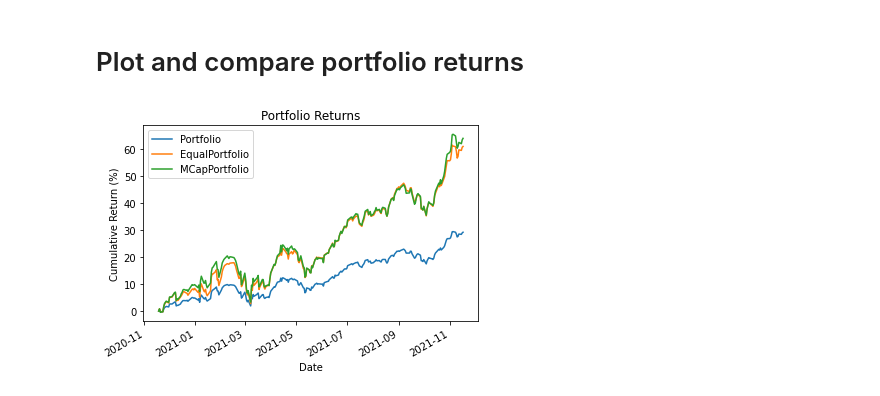
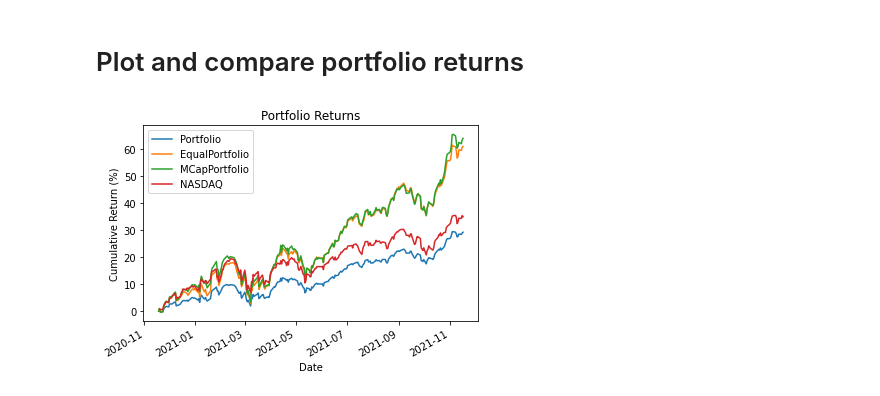
Before and after one commit to nmasamba/finance_and_time_series_python, a Jupyter notebook: portfolio_risk_management/portfolio_weighting.ipynb, the cells around one changed output. Cells and saved outputs as stored; diff of their text form; code cells hidden in the pictures.

Commit message:
include nasdaq composite in comps

```diff
--- a/portfolio_risk_management/portfolio_weighting.ipynb
+++ b/portfolio_risk_management/portfolio_weighting.ipynb
@@ -108,0 +121,9 @@ returns_df.head()
+# %%
+# for comparison, let's also consider broad market benchmark returns over the same period
+stock_df = pd.read_csv('data/IXIC.csv', usecols=['Date', 'Adj Close'], parse_dates=['Date'])
+stock_df = stock_df.sort_values(by='Date')
+stock_df['SimpleReturns'] = stock_df['Adj Close'].pct_change()
+stock_df.drop(columns=['Adj Close'], inplace=True)
+stock_df = stock_df.rename(columns={'SimpleReturns':'NASDAQ'})
+stock_df.set_index('Date', inplace=True)
+returns_df = pd.concat([returns_df, stock_df], axis=1)
@@ -111,11 +142,11 @@ returns_df.head()
 # %%
 
 # construct a cumulative returns df, and plot
 cum_returns_df = ((1+returns_df).cumprod() - 1) * 100
-cum_returns_df[['Portfolio', 'EqualPortfolio', 'MCapPortfolio']].plot()
+cum_returns_df[['Portfolio', 'EqualPortfolio', 'MCapPortfolio', 'NASDAQ']].plot()
 plt.title('Portfolio Returns')
 plt.xlabel('Date')
 plt.ylabel('Cumulative Return (%)')
 plt.show()
 # %% [output]
-[figure, old version]
+[figure, new version]
```
Also changed, not shown: parts of 3 cells of this notebook.
